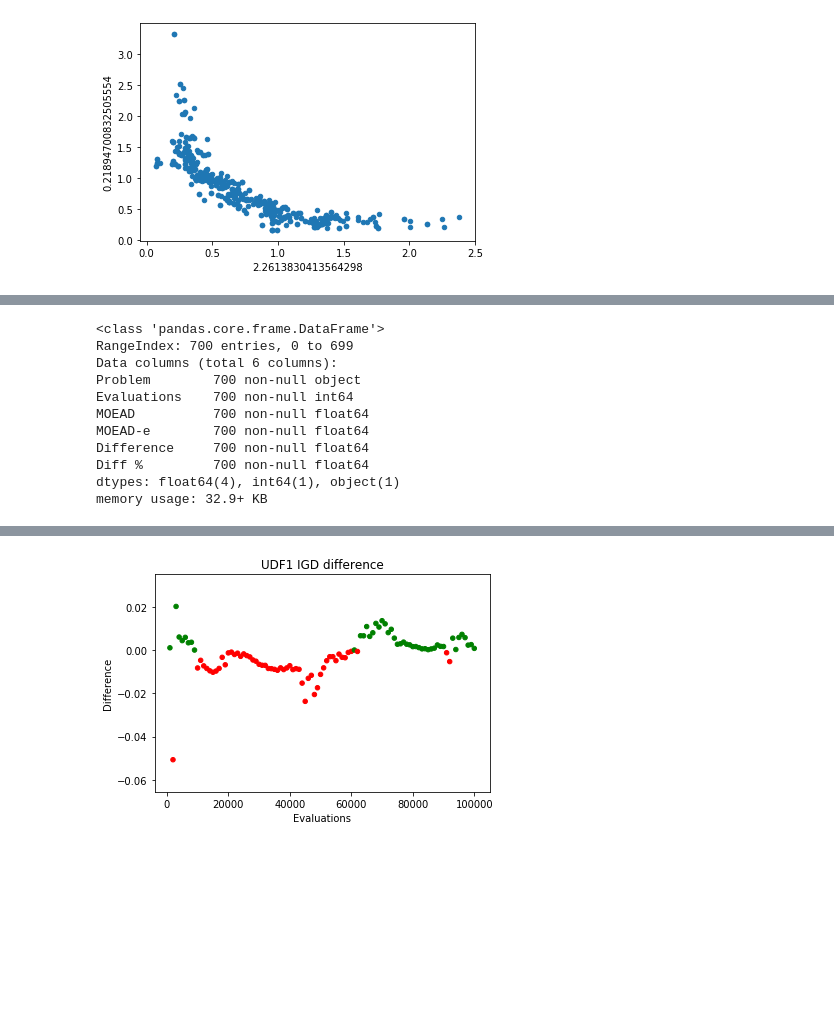
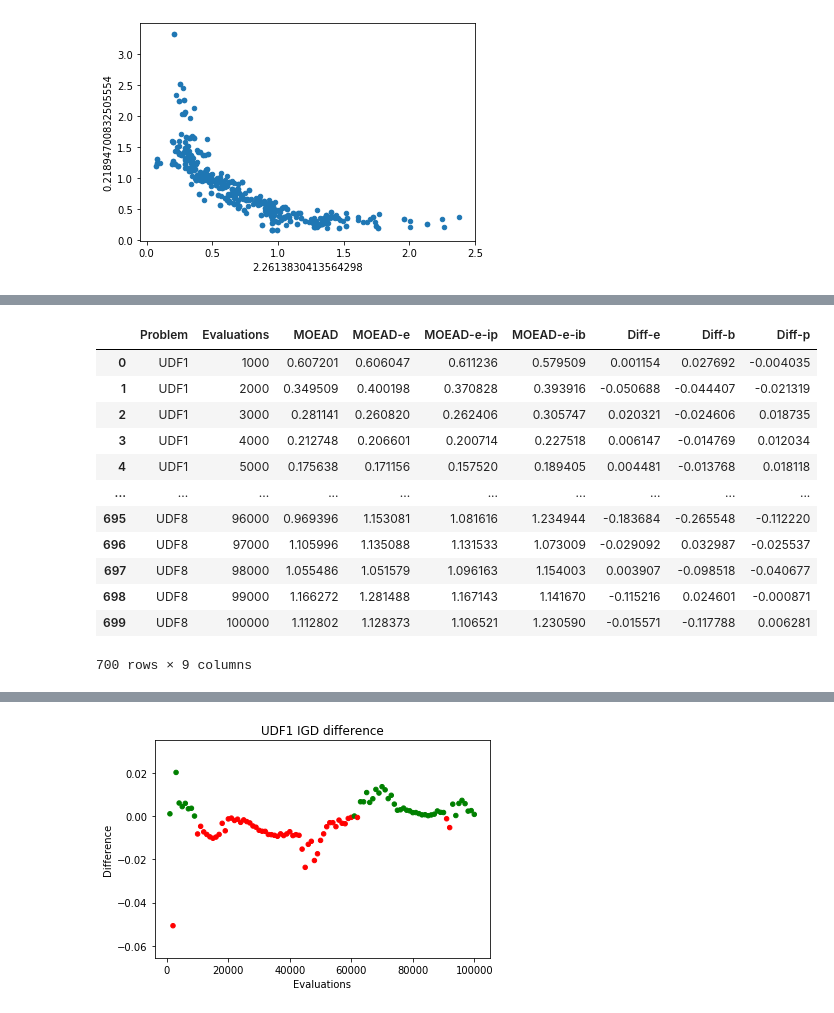
Before and after one commit to 12yuens2/cmlsga-jmetalpy, a Jupyter notebook: igd.ipynb, the cells around one changed output, grey strips where cells are left out. Cells and saved outputs as stored; diff of their text form; code cells hidden in the pictures; blank space fills up the shorter version.

Commit message:
Add area and increasing block and probabilit data

```diff
--- a/igd.ipynb
+++ b/igd.ipynb
@@ -195,0 +247,16 @@ igd_df["Diff %"] = igd_df["Difference"] / igd_df["MOEAD"] * 100
+# %%
+igd_df
+# %% [output]
+|  | Problem | Evaluations | MOEAD | MOEAD-e | MOEAD-e-ip | MOEAD-e-ib | Diff-e | Diff-b | Diff-p |
+| 0 | UDF1 | 1000 | 0.607201 | 0.606047 | 0.611236 | 0.579509 | 0.001154 | 0.027692 | -0.004035 |
+| 1 | UDF1 | 2000 | 0.349509 | 0.400198 | 0.370828 | 0.393916 | -0.050688 | -0.044407 | -0.021319 |
+| 2 | UDF1 | 3000 | 0.281141 | 0.260820 | 0.262406 | 0.305747 | 0.020321 | -0.024606 | 0.018735 |
+| 3 | UDF1 | 4000 | 0.212748 | 0.206601 | 0.200714 | 0.227518 | 0.006147 | -0.014769 | 0.012034 |
+| 4 | UDF1 | 5000 | 0.175638 | 0.171156 | 0.157520 | 0.189405 | 0.004481 | -0.013768 | 0.018118 |
+| ... | ... | ... | ... | ... | ... | ... | ... | ... | ... |
+| 695 | UDF8 | 96000 | 0.969396 | 1.153081 | 1.081616 | 1.234944 | -0.183684 | -0.265548 | -0.112220 |
+| 696 | UDF8 | 97000 | 1.105996 | 1.135088 | 1.131533 | 1.073009 | -0.029092 | 0.032987 | -0.025537 |
+| 697 | UDF8 | 98000 | 1.055486 | 1.051579 | 1.096163 | 1.154003 | 0.003907 | -0.098518 | -0.040677 |
+| 698 | UDF8 | 99000 | 1.166272 | 1.281488 | 1.167143 | 1.141670 | -0.115216 | 0.024601 | -0.000871 |
+| 699 | UDF8 | 100000 | 1.112802 | 1.128373 | 1.106521 | 1.230590 | -0.015571 | -0.117788 | 0.006281 |
+700 rows × 9 columns
@@ -196,14 +269,14 @@ igd_df["Diff %"] = igd_df["Difference"] / igd_df["MOEAD"] * 100
 # %%
-igd_df.info()
+def plot_difference(df, plot_names):
+    for p in df["Problem"].unique():
+        fig, axes = plt.subplots(1, len(plot_names), figsize=(18,5))
+
+        i = 0
+        for plot in plot_names:
+            igd_df[(igd_df["Problem"] == p)].plot(
+                x="Evaluations", y=plot, kind="scatter",
+                title="{} IGD difference".format(p),
+                color=np.where(igd_df[(igd_df["Problem"] == p)][plot] > 0, 'g', 'r'),
+                ax=axes[i]
+            )
+            i += 1
-# %% [output]
-<class 'pandas.core.frame.DataFrame'>
-RangeIndex: 700 entries, 0 to 699
-Data columns (total 6 columns):
-Problem        700 non-null object
-Evaluations    700 non-null int64
-MOEAD          700 non-null float64
-MOEAD-e        700 non-null float64
-Difference     700 non-null float64
-Diff %         700 non-null float64
-dtypes: float64(4), int64(1), object(1)
-memory usage: 32.9+ KB
```
Also changed, not shown: parts of 16 cells of this notebook.
